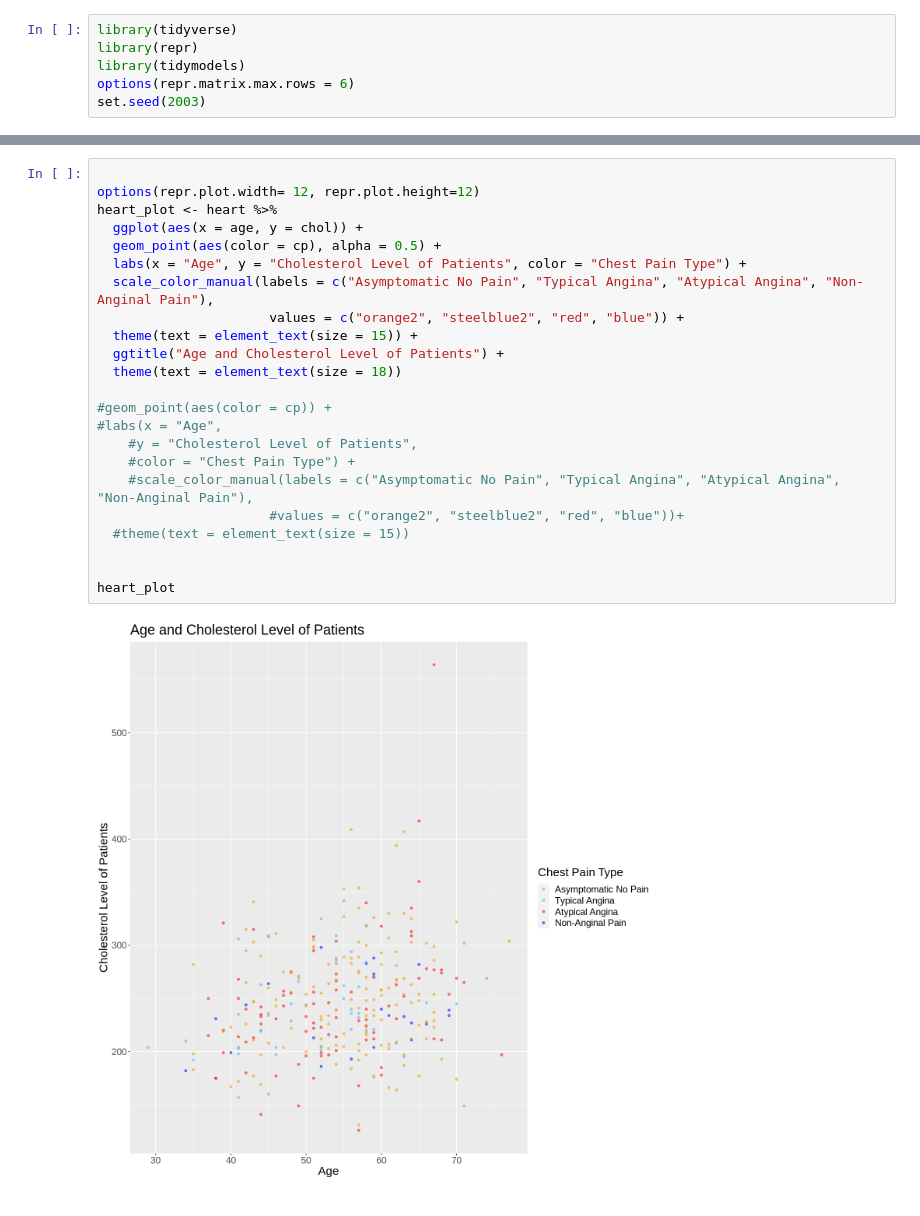
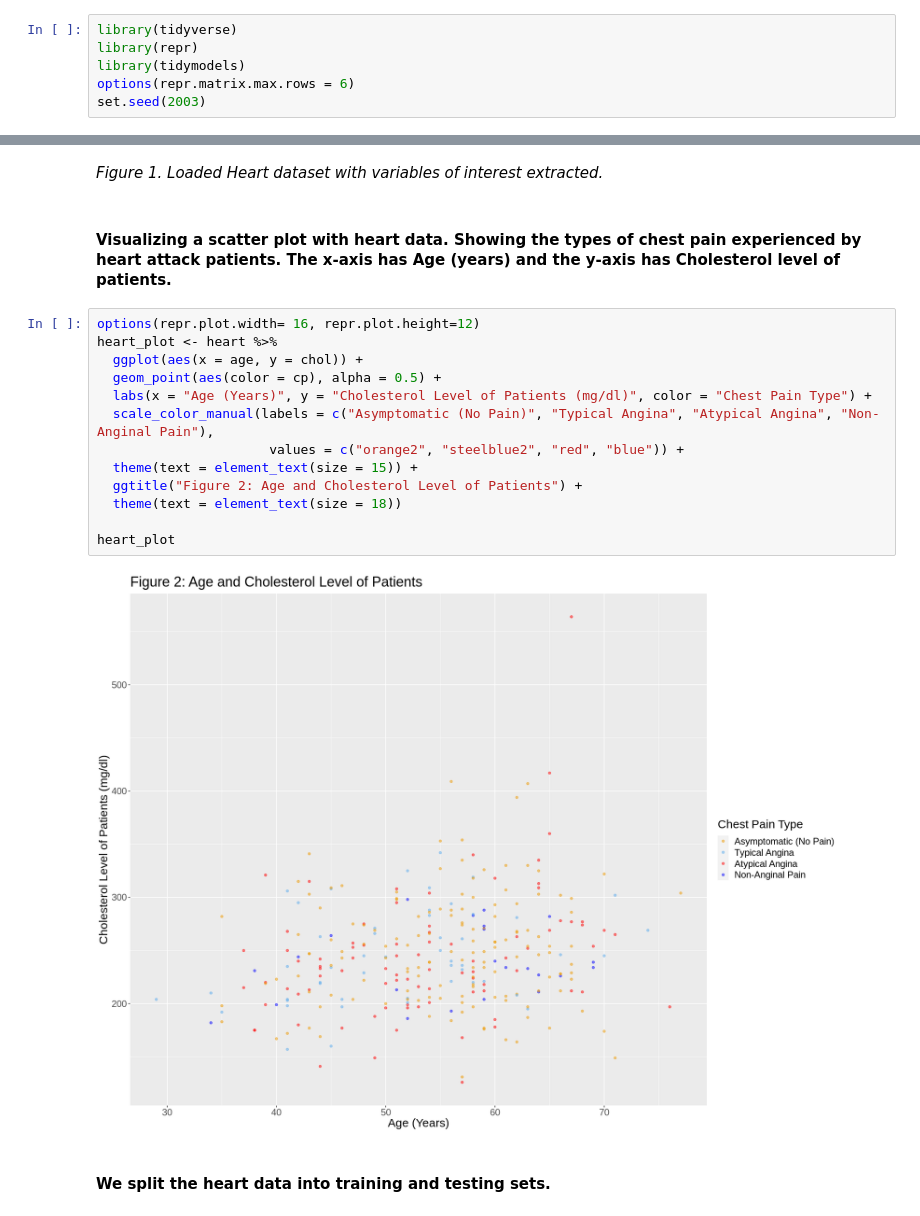
Before and after one commit to riddhibattu/DSCI_heart_project, a Jupyter notebook: Heart analysis.ipynb, the cells around one changed output, grey strips where cells are left out. Drawn from its saved outputs; the diff is of its cells as text.

Commit message:
Final version
text, formatting, everything added

```diff
--- a/Heart analysis.ipynb
+++ b/Heart analysis.ipynb
@@ -43,25 +54,21 @@ A tibble: 303 × 4
+# %% [markdown]
+*Figure 1. Loaded Heart dataset with variables of interest extracted.*
+# %% [markdown]
+#### Visualizing a scatter plot with heart data. Showing the types of chest pain experienced by heart attack patients. The x-axis has Age (years) and the y-axis has Cholesterol level of patients.
 # %%
-
-options(repr.plot.width= 12, repr.plot.height=12)
+options(repr.plot.width= 16, repr.plot.height=12)
 heart_plot <- heart %>%
   ggplot(aes(x = age, y = chol)) +
   geom_point(aes(color = cp), alpha = 0.5) +
-  labs(x = "Age", y = "Cholesterol Level of Patients", color = "Chest Pain Type") +
-  scale_color_manual(labels = c("Asymptomatic No Pain", "Typical Angina", "Atypical Angina", "Non-Anginal Pain"),
+  labs(x = "Age (Years)", y = "Cholesterol Level of Patients (mg/dl)", color = "Chest Pain Type") +
+  scale_color_manual(labels = c("Asymptomatic (No Pain)", "Typical Angina", "Atypical Angina", "Non-Anginal Pain"),
                       values = c("orange2", "steelblue2", "red", "blue")) +
   theme(text = element_text(size = 15)) +
-  ggtitle("Age and Cholesterol Level of Patients") +
+  ggtitle("Figure 2: Age and Cholesterol Level of Patients") +
   theme(text = element_text(size = 18))
 
-#geom_point(aes(color = cp)) +
-#labs(x = "Age",
-    #y = "Cholesterol Level of Patients",
-    #color = "Chest Pain Type") +
-    #scale_color_manual(labels = c("Asymptomatic No Pain", "Typical Angina", "Atypical Angina", "Non-Anginal Pain"),
-                      #values = c("orange2", "steelblue2", "red", "blue"))+
-  #theme(text = element_text(size = 15))
-
-
 heart_plot
 # %% [output]
-[figure, old version]
+[figure, new version]
+# %% [markdown]
+#### We split the heart data into training and testing sets.
```
Also changed, not shown: parts of 20 cells of this notebook.
